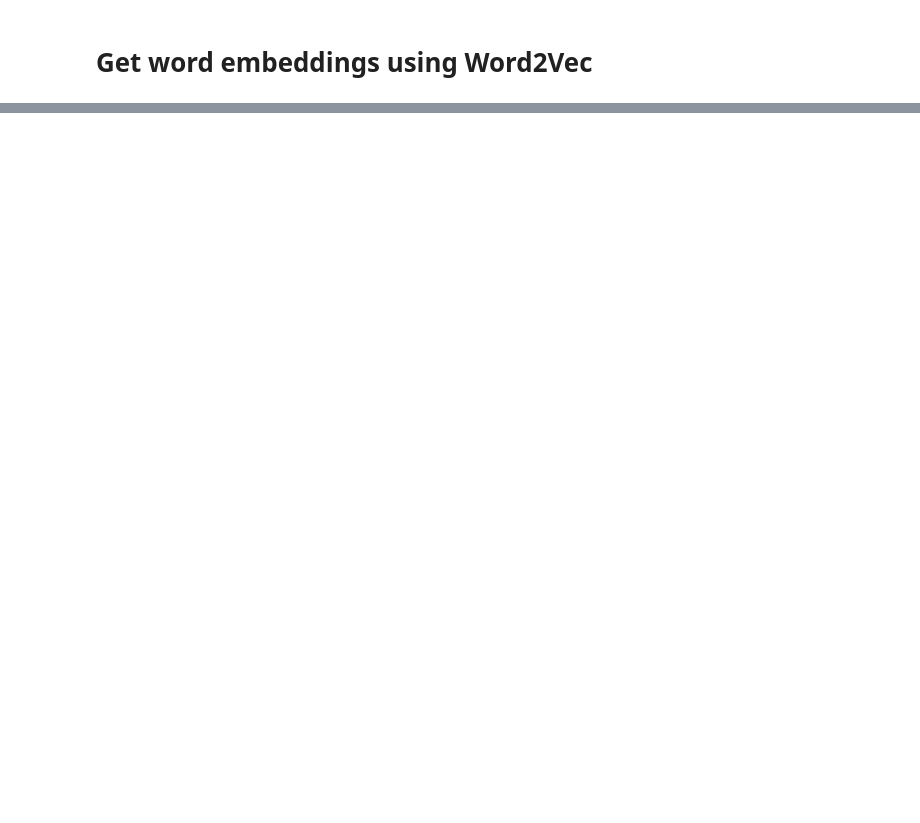
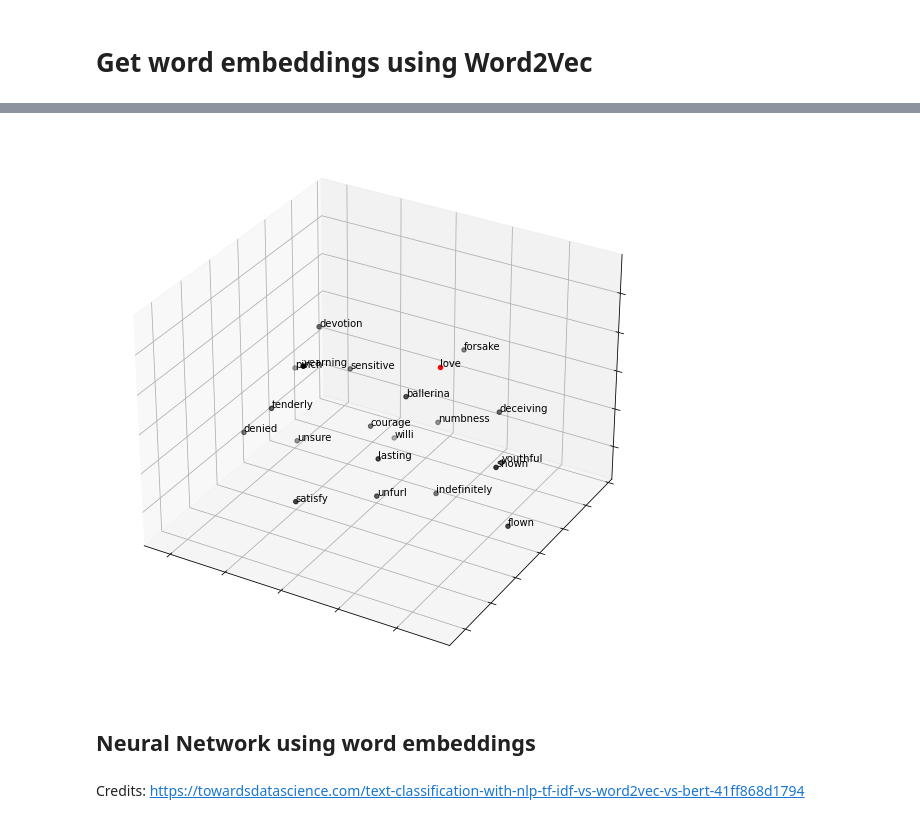
Before and after one commit to hanna-freuden/MusicLyrics, a Jupyter notebook: MusicLyrics Modelling - Part 2 - Word2Vec.ipynb, the cells around one changed output, grey strips where cells are left out. Cells and saved outputs as stored; diff of their text form; code cells hidden in the pictures; blank space fills up the shorter version.

```diff
--- a/MusicLyrics Modelling - Part 2 - Word2Vec.ipynb
+++ b/MusicLyrics Modelling - Part 2 - Word2Vec.ipynb
@@ -13,2 +15,11 @@ df = pd.DataFrame(pd.read_pickle('df_tokenized'))
+# %%
+df = pd.DataFrame(pd.read_pickle('df_tokenized'))
+#target
+y=pd.cut(df.Rank,bins=[0,50,100],labels=[1,0])
+#features
+df=df['tokens']
+# %%
+## split dataset
+X_train, X_test, y_train, y_test = train_test_split(df,y, test_size=0.33, random_state=42)
 # %%
 #preprocessing - gensim requires list of list representation
@@ -112,0 +122,38 @@ df_wv
+# %%
+#plot word embeddings
+
+import warnings
+warnings.filterwarnings('ignore')
+word = "love"
+fig = plt.figure(figsize=[10,10])
+## word embedding
+tot_words = [word] + [tupla[0] for tupla in
+                 model.wv.most_similar(word, topn=20)]
+X =  model.wv[tot_words]
+## pca to reduce dimensionality from 300 to 3
+pca = manifold.TSNE(perplexity=40, n_components=3, init='pca')
+X = pca.fit_transform(X)
+## create dtf
+dtf_ = pd.DataFrame(X, index=tot_words, columns=["x","y","z"])
+dtf_["input"] = 0
+dtf_["input"].iloc[0:1] = 1
+## plot 3d
+from mpl_toolkits.mplot3d import Axes3D
+ax = fig.add_subplot(111, projection='3d')
+ax.scatter(dtf_[dtf_["input"]==0]['x'],
+           dtf_[dtf_["input"]==0]['y'],
+           dtf_[dtf_["input"]==0]['z'], c="black")
+ax.scatter(dtf_[dtf_["input"]==1]['x'],
+           dtf_[dtf_["input"]==1]['y'],
+           dtf_[dtf_["input"]==1]['z'], c="red")
+ax.set(xlabel=None, ylabel=None, zlabel=None, xticklabels=[],
+       yticklabels=[], zticklabels=[])
+for label, row in dtf_[["x","y","z"]].iterrows():
+    x, y, z = row
+    ax.text(x, y, z, s=label)
+# %% [output]
+[figure, added]
+# %% [markdown]
+## Neural Network using word embeddings
+# %% [markdown]
+Credits: https://towardsdatascience.com/text-classification-with-nlp-tf-idf-vs-word2vec-vs-bert-41ff868d1794
```
Also changed, not shown: parts of 19 cells of this notebook.
